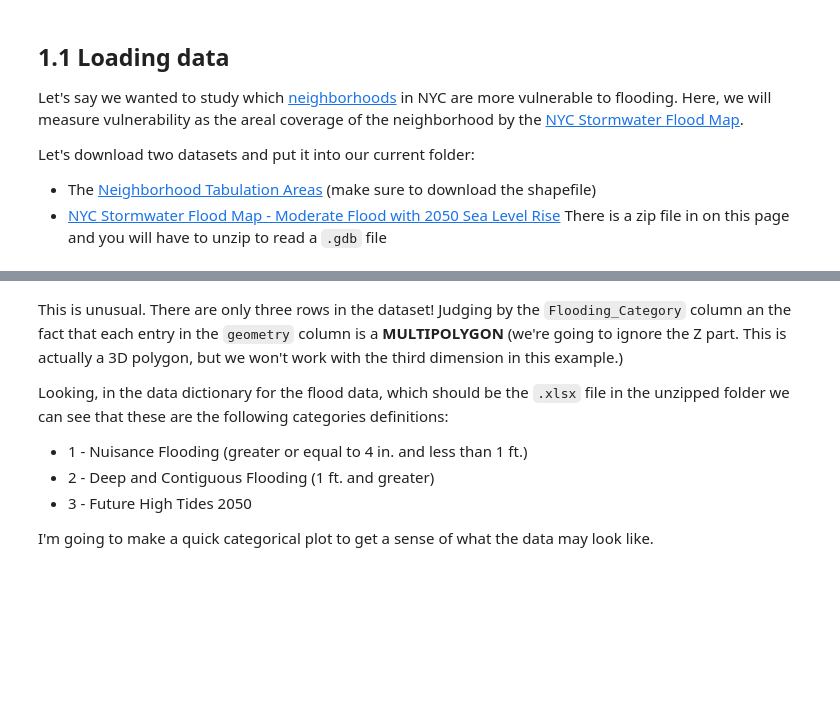
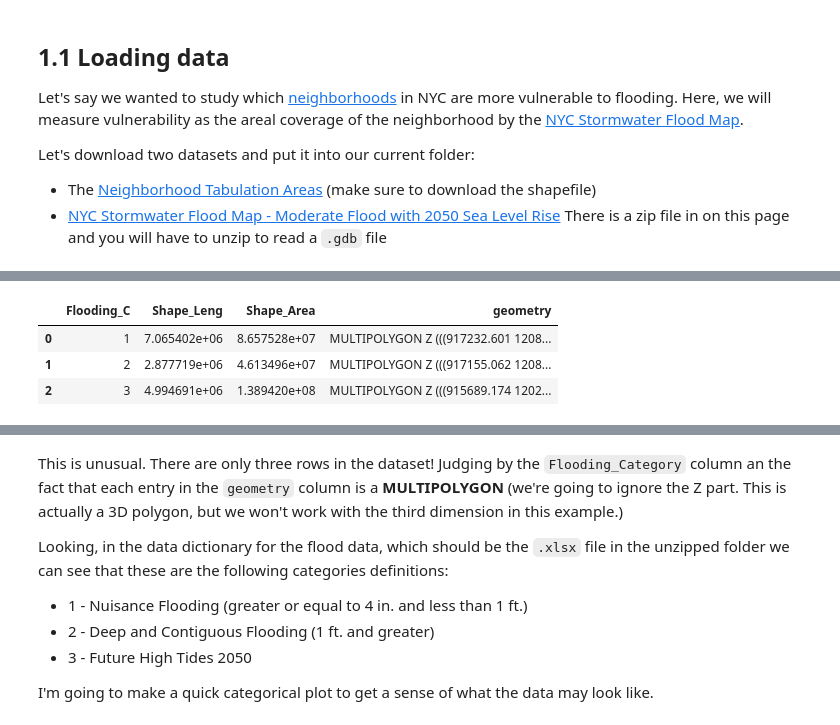
Before and after one commit to iamwfx/4680_5680_intro_uds, a Jupyter notebook: Week3/W3_geodata_linking.ipynb, the cells around one changed output, grey strips where cells are left out. Cells and saved outputs as stored; diff of their text form; code cells hidden in the pictures; blank space fills up the shorter version.

```diff
--- a/Week3/W3_geodata_linking.ipynb
+++ b/Week3/W3_geodata_linking.ipynb
@@ -55,3 +70,10 @@ flood_2050 = gpd.read_file("NYC_Stormwater_Flood_Map_-_Moderate_Flood_with_2050_
 
 # And this file name is terrible.
 # Ok enough griping.
+# %%
+flood_2050
+# %% [output]
+|  | Flooding_C | Shape_Leng | Shape_Area | geometry |
+| 0 | 1 | 7.065402e+06 | 8.657528e+07 | MULTIPOLYGON Z (((917232.601 1208... |
+| 1 | 2 | 2.877719e+06 | 4.613496e+07 | MULTIPOLYGON Z (((917155.062 1208... |
+| 2 | 3 | 4.994691e+06 | 1.389420e+08 | MULTIPOLYGON Z (((915689.174 1202... |
```
Also changed, not shown: parts of 29 cells of this notebook.
